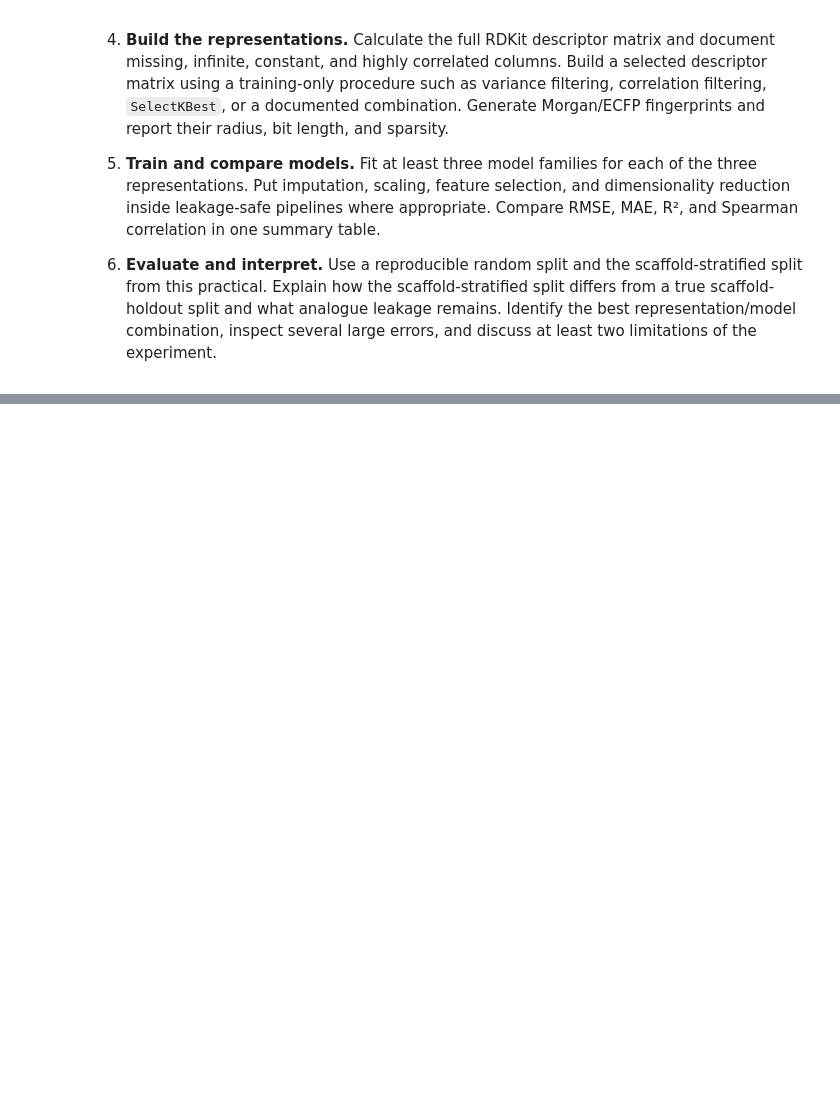
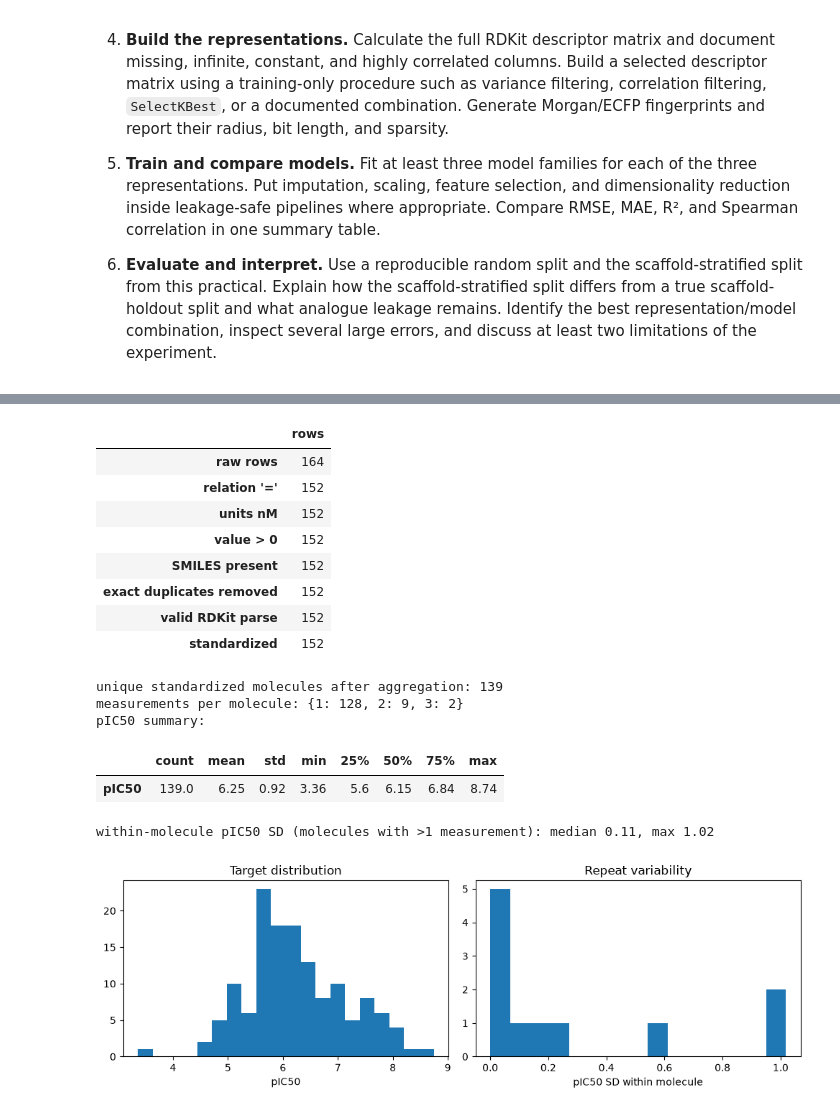
Before and after one commit to AnnGur/KSE_ML_for_bioinformatics, a Jupyter notebook: practicals/week10/Practical_10_Cheminformatics.ipynb, the cells around one changed output, grey strips where cells are left out. Drawn from its saved outputs; the diff is of its cells as text; code cells hidden in the pictures; blank space fills up the shorter version.

Commit message:
Weeks 7-10: homework consistency fixes and validity caveats

```diff
--- a/practicals/week10/Practical_10_Cheminformatics.ipynb
+++ b/practicals/week10/Practical_10_Cheminformatics.ipynb
@@ -2751,0 +2791,15 @@ display(homework_activity.head())
+# %%
+# Task 2 - inspect the raw data. One row = one reported IC50 observation of one molecule in one assay (not one molecule).
+hw = homework_activity.merge(homework_structures[["molecule_chembl_id", "canonical_smiles", "pref_name"]], on="molecule_chembl_id", how="left")
+print("activity rows:", len(hw), "| unique molecules:", hw.molecule_chembl_id.nunique(), "| unique assays:", hw.assay_chembl_id.nunique())
+print("endpoint types:", hw["standard_type"].value_counts().to_dict() if "standard_type" in hw else "IC50 only (filtered in the query)")
+print("units:", hw["standard_units"].value_counts(dropna=False).to_dict())
+print("relations:", hw["standard_relation"].value_counts(dropna=False).to_dict())
+print("assay types:", hw["assay_type"].value_counts(dropna=False).to_dict())
+print("target ids:", hw["target_chembl_id"].value_counts().to_dict())
+print("missing values per column:"); display(hw.isna().sum().rename("missing").to_frame().T)
+_parsed = hw["canonical_smiles"].map(lambda s: Chem.MolFromSmiles(s) if isinstance(s, str) else None)
+print("missing or invalid SMILES (rows):", int(_parsed.isna().sum()))
+per_mol = hw.groupby("molecule_chembl_id").size()
+print("measurements per molecule:", per_mol.value_counts().sort_index().to_dict(), "| molecules with >1 row:", int((per_mol > 1).sum()))
+display(hw.head())
@@ -2751,0 +2824,45 @@ display(homework_activity.head())
+# %%
+# Task 3 - endpoint: exact (=) positive IC50 in nM -> pIC50 = 9 - log10(IC50 nM); aggregate repeats per molecule (median).
+from rdkit import RDLogger; RDLogger.DisableLog('rdApp.*')   # silence the standardizer's INFO messages
+steps = {"raw rows": len(hw)}
+h = hw.copy(); h["standard_value"] = pd.to_numeric(h["standard_value"], errors="coerce")
+h = h[h["standard_relation"].eq("=")]; steps["relation '='"] = len(h)
+h = h[h["standard_units"].eq("nM")]; steps["units nM"] = len(h)
+h = h[h["standard_value"].gt(0)]; steps["value > 0"] = len(h)
+h = h[h["canonical_smiles"].notna()]; steps["SMILES present"] = len(h)
+h = h.drop_duplicates(["molecule_chembl_id", "assay_chembl_id", "standard_value", "canonical_smiles"]); steps["exact duplicates removed"] = len(h)
+h["pIC50"] = nm_to_pic50(h["standard_value"])
+h["mol"] = h["canonical_smiles"].map(Chem.MolFromSmiles); steps["valid RDKit parse"] = int(h["mol"].notna().sum()); h = h[h["mol"].notna()]
+h["mol"] = h["mol"].map(standardize_mol); h = h[h["mol"].notna()].copy(); steps["standardized"] = len(h)
+h["smiles_std"] = h["mol"].map(Chem.MolToSmiles)
+hw_df = (h.groupby("smiles_std", as_index=False)
+           .agg(pIC50=("pIC50", "median"), n_measurements=("pIC50", "size"), pIC50_sd=("pIC50", "std"),
+                molecule_chembl_id=("molecule_chembl_id", "first"), molecule_name=("pref_name", "first")))
+hw_df["pIC50_sd"] = hw_df["pIC50_sd"].fillna(0.0)
+hw_df["mol"] = hw_df["smiles_std"].map(Chem.MolFromSmiles); hw_df = hw_df[hw_df["mol"].notna()].reset_index(drop=True)
+display(pd.Series(steps, name="rows").to_frame())
+print("unique standardized molecules after aggregation:", len(hw_df))
+print("measurements per molecule:", hw_df.n_measurements.value_counts().sort_index().to_dict())
+print("pIC50 summary:"); display(hw_df["pIC50"].describe().round(2).to_frame().T)
+print("within-molecule pIC50 SD (molecules with >1 measurement): median %.2f, max %.2f" % (
+    hw_df.loc[hw_df.n_measurements > 1, "pIC50_sd"].median(), hw_df["pIC50_sd"].max()))
+y_hw = hw_df["pIC50"].to_numpy(float)
+fig, ax = plt.subplots(1, 2, figsize=(10, 3.4)); ax[0].hist(y_hw, bins=20); ax[0].set_xlabel("pIC50"); ax[0].set_title("Target distribution")
+ax[1].hist(hw_df.pIC50_sd[hw_df.n_measurements > 1], bins=15); ax[1].set_xlabel("pIC50 SD within molecule"); ax[1].set_title("Repeat variability"); plt.tight_layout(); plt.show()
+# %% [output]
+|  | rows |
+| raw rows | 164 |
+| relation '=' | 152 |
+| units nM | 152 |
+| value > 0 | 152 |
+| SMILES present | 152 |
+| exact duplicates removed | 152 |
+| valid RDKit parse | 152 |
+| standardized | 152 |
+unique standardized molecules after aggregation: 139
+measurements per molecule: {1: 128, 2: 9, 3: 2}
+pIC50 summary:
+|  | count | mean | std | min | 25% | 50% | 75% | max |
+| pIC50 | 139.0 | 6.25 | 0.92 | 3.36 | 5.6 | 6.15 | 6.84 | 8.74 |
+within-molecule pIC50 SD (molecules with >1 measurement): median 0.11, max 1.02
+[figure, added]
```
Also changed, not shown: parts of 14 cells of this notebook, 1 other file.
